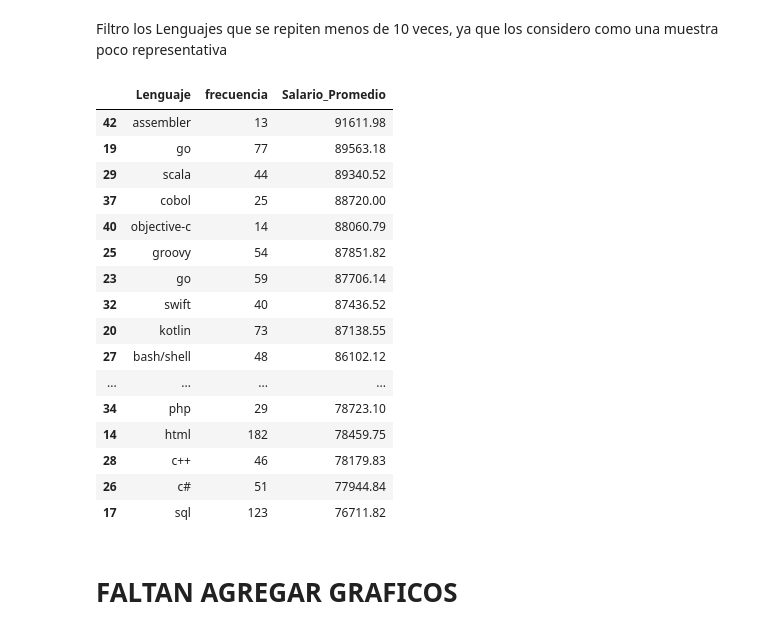
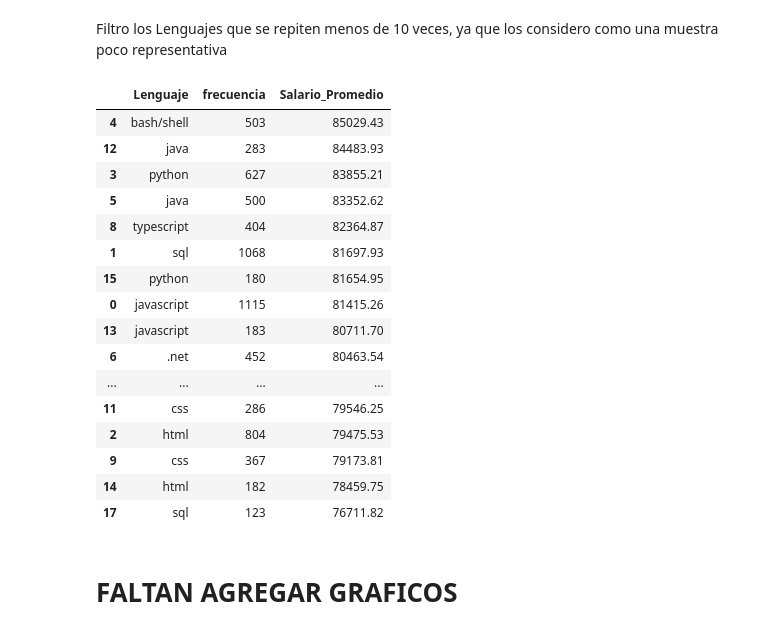
Before and after one commit to ferborghello/Diplo2022_Grupo16, a Jupyter notebook: Entregable_Parte_1_FB_Faltan_Graficos.ipynb, the cells around one changed output. Drawn from its saved outputs; the diff is of its cells as text; code cells hidden in the pictures.

```diff
--- a/Entregable_Parte_1_FB_Faltan_Graficos.ipynb
+++ b/Entregable_Parte_1_FB_Faltan_Graficos.ipynb
@@ -220,25 +216,25 @@ El siguiente código permite seleccionar sólo las filas donde el valor de la co
 # %% [markdown]
 Filtro los Lenguajes que se repiten menos de 10 veces, ya que los considero como una muestra poco representativa
 # %%
-join_filt = join[join['frecuencia'] > 10]
+join_filt = join[join['frecuencia'] > 100]
 join_filt.sort_values(by=['Salario_Promedio'], ascending=False)
 # %% [output]
 |  | Lenguaje | frecuencia | Salario_Promedio |
-| 42 | assembler | 13 | 91611.98 |
-| 19 | go | 77 | 89563.18 |
-| 29 | scala | 44 | 89340.52 |
-| 37 | cobol | 25 | 88720.00 |
-| 40 | objective-c | 14 | 88060.79 |
-| 25 | groovy | 54 | 87851.82 |
-| 23 | go | 59 | 87706.14 |
-| 32 | swift | 40 | 87436.52 |
-| 20 | kotlin | 73 | 87138.55 |
-| 27 | bash/shell | 48 | 86102.12 |
+| 4 | bash/shell | 503 | 85029.43 |
+| 12 | java | 283 | 84483.93 |
+| 3 | python | 627 | 83855.21 |
+| 5 | java | 500 | 83352.62 |
+| 8 | typescript | 404 | 82364.87 |
+| 1 | sql | 1068 | 81697.93 |
+| 15 | python | 180 | 81654.95 |
+| 0 | javascript | 1115 | 81415.26 |
+| 13 | javascript | 183 | 80711.70 |
+| 6 | .net | 452 | 80463.54 |
 | ... | ... | ... | ... |
-| 34 | php | 29 | 78723.10 |
+| 11 | css | 286 | 79546.25 |
+| 2 | html | 804 | 79475.53 |
+| 9 | css | 367 | 79173.81 |
 | 14 | html | 182 | 78459.75 |
-| 28 | c++ | 46 | 78179.83 |
-| 26 | c# | 51 | 77944.84 |
 | 17 | sql | 123 | 76711.82 |
 # %% [markdown]
 # FALTAN AGREGAR GRAFICOS
```
Also changed, not shown: parts of 1 cell of this notebook.
